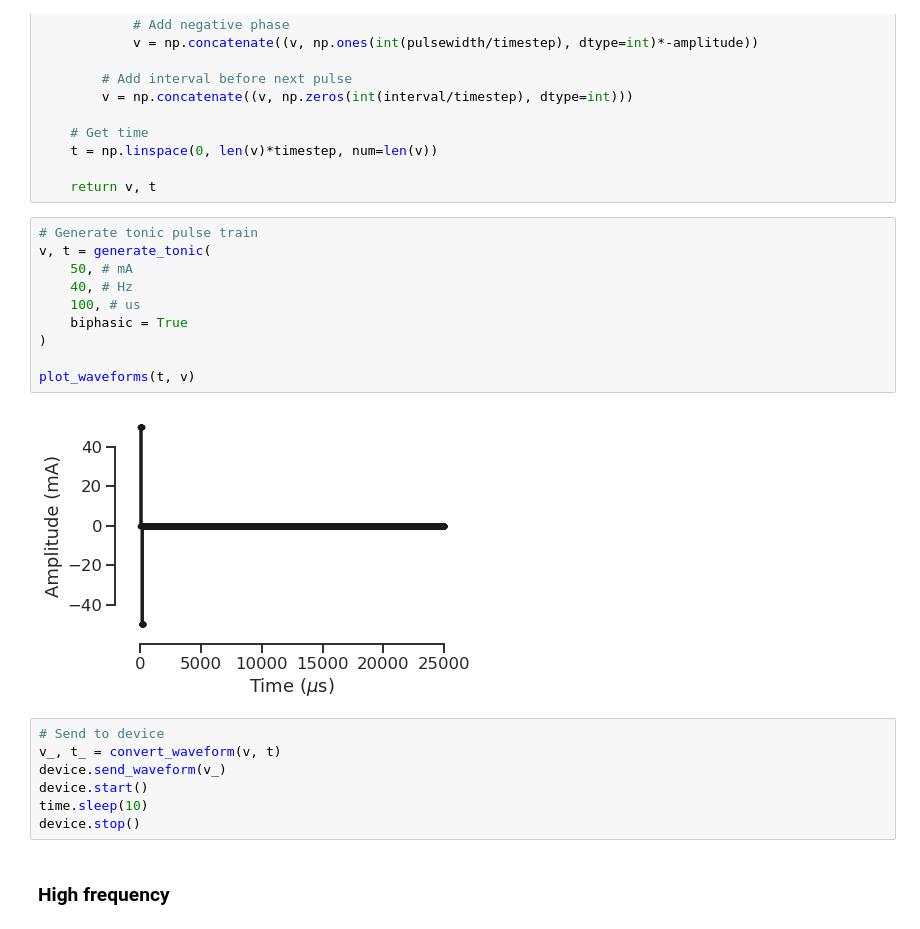
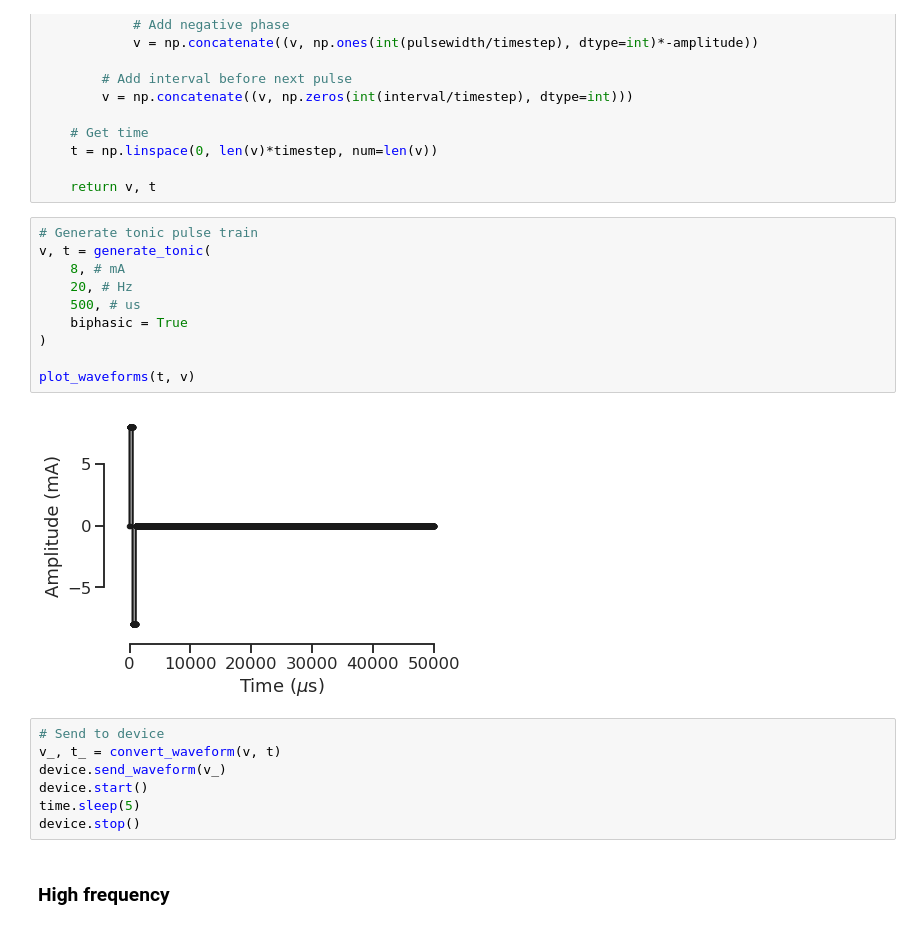
Before and after one commit to conorkeogh/wavewriter, a Jupyter notebook: nbs/04_examples.ipynb, the cells around one changed output. Saved outputs shown, nothing was run; the diff lists cells and outputs as text.

```diff
--- a/nbs/04_examples.ipynb
+++ b/nbs/04_examples.ipynb
@@ -139,21 +151,21 @@ def generate_tonic(
 # %%
 # Generate tonic pulse train
 v, t = generate_tonic(
-    50, # mA
-    40, # Hz
-    100, # us
+    8, # mA
+    20, # Hz
+    500, # us
     biphasic = True
 )
 
 plot_waveforms(t, v)
 # %% [output]
-[figure, old version]
+[figure, new version]
 # %%
 # Send to device
 v_, t_ = convert_waveform(v, t)
 device.send_waveform(v_)
 device.start()
-time.sleep(10)
+time.sleep(5)
 device.stop()
 # %% [markdown]
 ### High frequency
```
Also changed, not shown: parts of 20 cells of this notebook, 4 other files.
